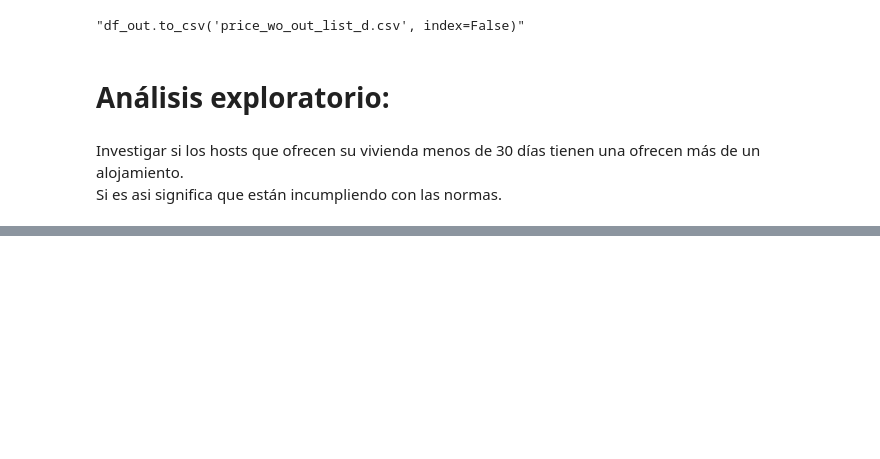
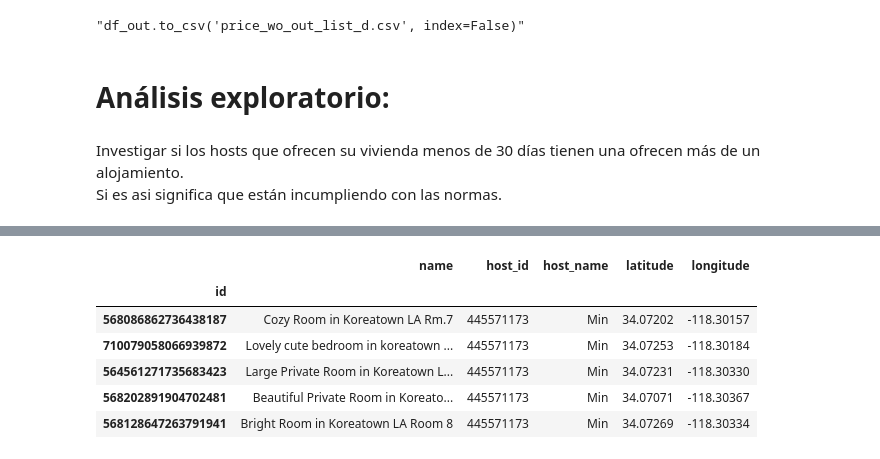
Before and after one commit to bravovielisa/LosAngeles_airbnb, a Jupyter notebook: Los_Angeles_airbnb.ipynb, the cells around one changed output, grey strips where cells are left out. Cells and saved outputs as stored; diff of their text form; code cells hidden in the pictures; blank space fills up the shorter version.

```diff
--- a/Los_Angeles_airbnb.ipynb
+++ b/Los_Angeles_airbnb.ipynb
@@ -368,0 +433,12 @@ Si es asi significa que están incumpliendo con las normas.
+# %%
+Min = df_30[df_30['host_id']== '445571173']
+Min = Min[['name','host_id', 'host_name', 'latitude', 'longitude']]
+Min
+# %% [output]
+|  | name | host_id | host_name | latitude | longitude |
+| id |  |  |  |  |  |
+| 568086862736438187 | Cozy Room in Koreatown LA Rm.7 | 445571173 | Min | 34.07202 | -118.30157 |
+| 710079058066939872 | Lovely cute bedroom in koreatown ... | 445571173 | Min | 34.07253 | -118.30184 |
+| 564561271735683423 | Large Private Room in Koreatown L... | 445571173 | Min | 34.07231 | -118.30330 |
+| 568202891904702481 | Beautiful Private Room in Koreato... | 445571173 | Min | 34.07071 | -118.30367 |
+| 568128647263791941 | Bright Room in Koreatown LA Room 8 | 445571173 | Min | 34.07269 | -118.30334 |
```
Also changed, not shown: parts of 9 cells of this notebook, 1 other file.
